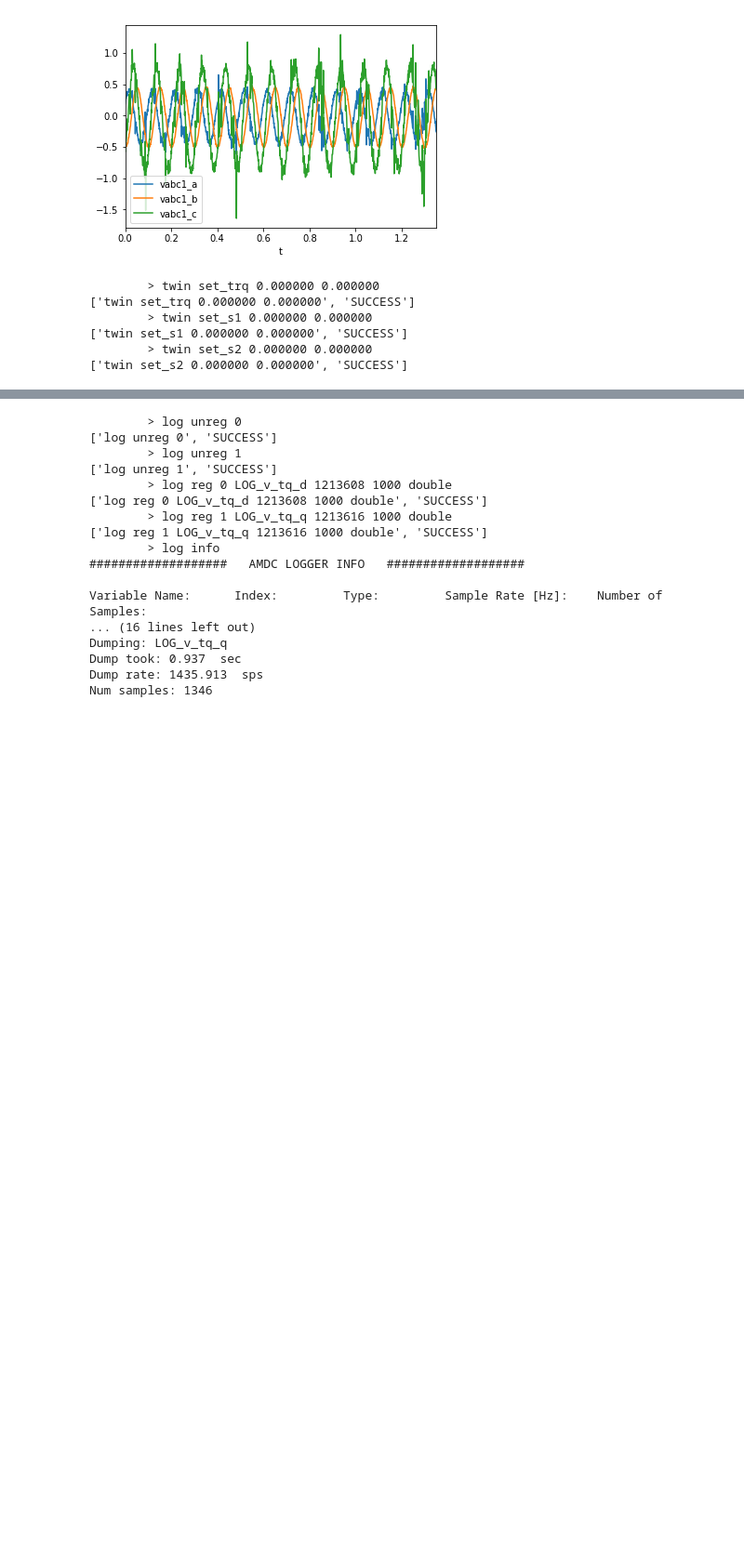
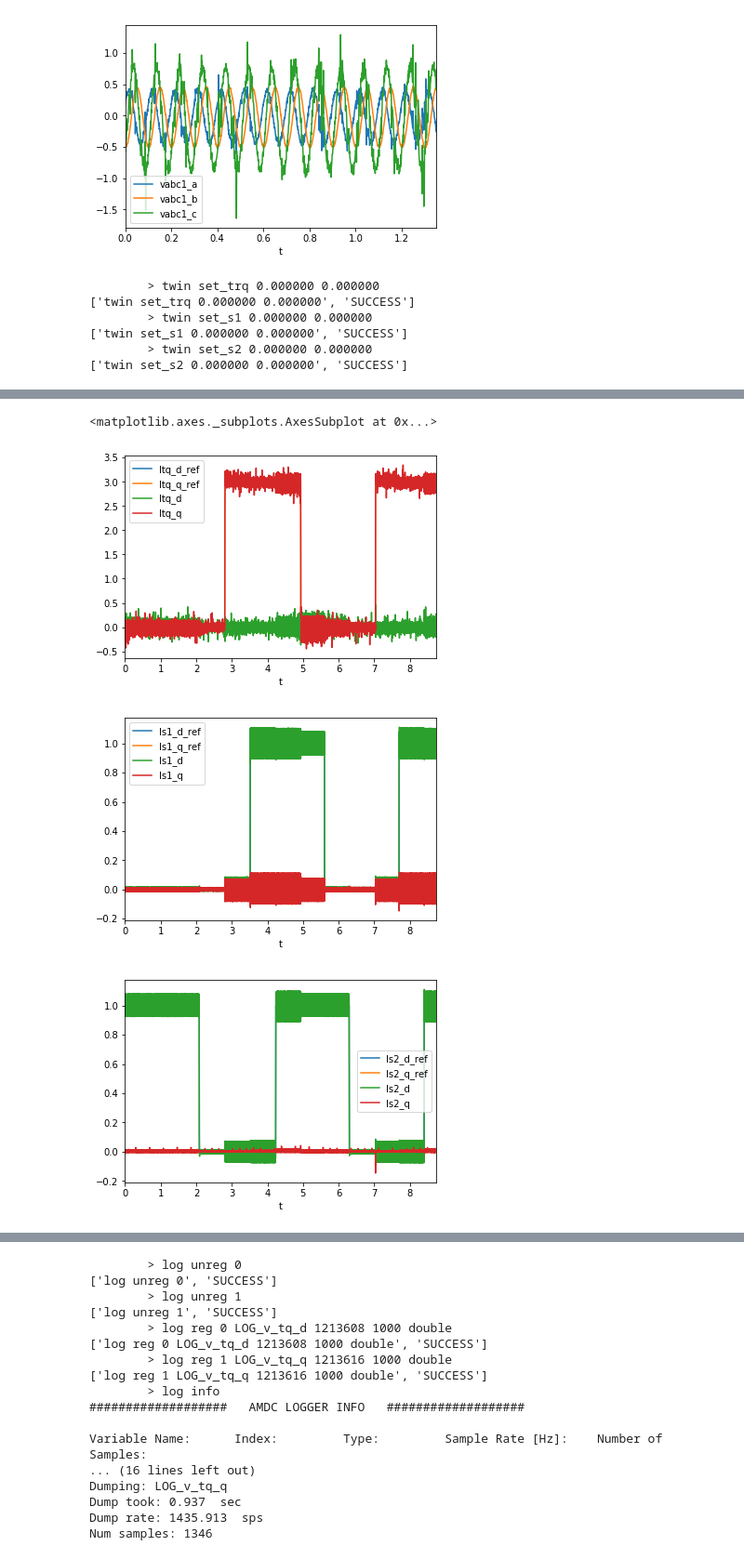
Before and after one commit to Zhouzhou377/Bearingless-Machine, a Jupyter notebook: My_C_Code/Scripts/Cabinet_test.ipynb, the cells around one changed output, grey strips where cells are left out. Shown at 93% size. Cells and saved outputs as stored; diff of their text form; code cells hidden in the pictures; blank space fills up the shorter version.

```diff
--- a/My_C_Code/Scripts/Cabinet_test.ipynb
+++ b/My_C_Code/Scripts/Cabinet_test.ipynb
@@ -364,3 +429,12 @@ Num samples: 2765
+# %%
+data.filter(regex="^Itq_d_ref|Itq_q_ref|Itq_d|Itq_q$").plot()
+data.filter(regex="^Is1_d_ref|Is1_q_ref|Is1_d|Is1_q$").plot()
+data.filter(regex="^Is2_d_ref|Is2_q_ref|Is2_d|Is2_q$").plot()
+# %% [output]
+<matplotlib.axes._subplots.AxesSubplot at 0x...>
+[figure, added]
+[figure, added]
+[figure, added]
 # %%
 logger.unregister_all()
 logger.register('Is1_d_ref Is1_q_ref Is1_d Is1_q', samples_per_sec = 1000, var_type = 'double')
```
Also changed, not shown: parts of 13 cells of this notebook, 8 other files.
